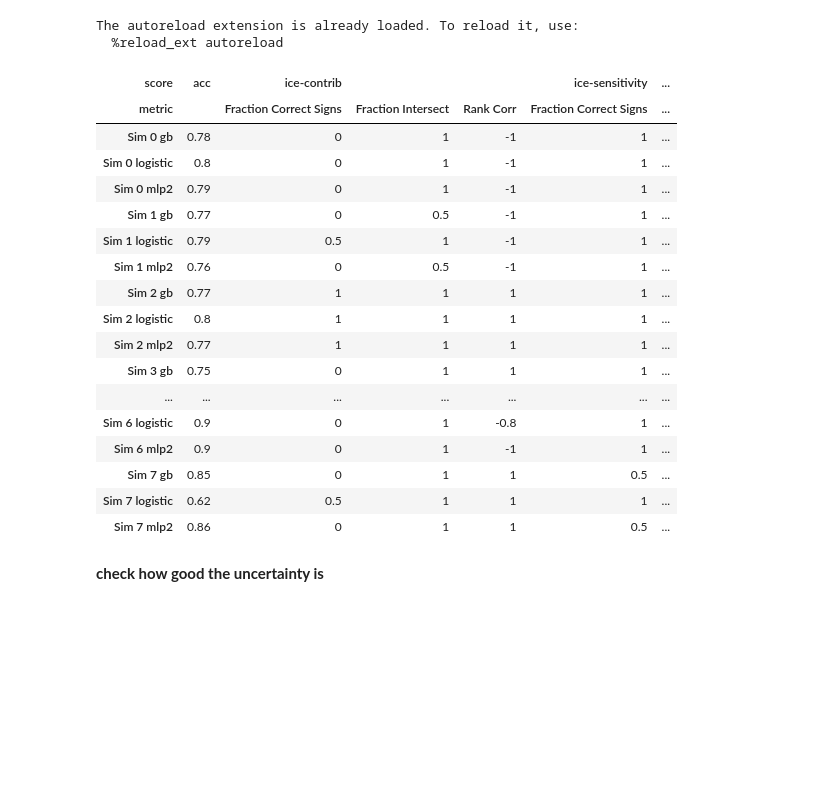
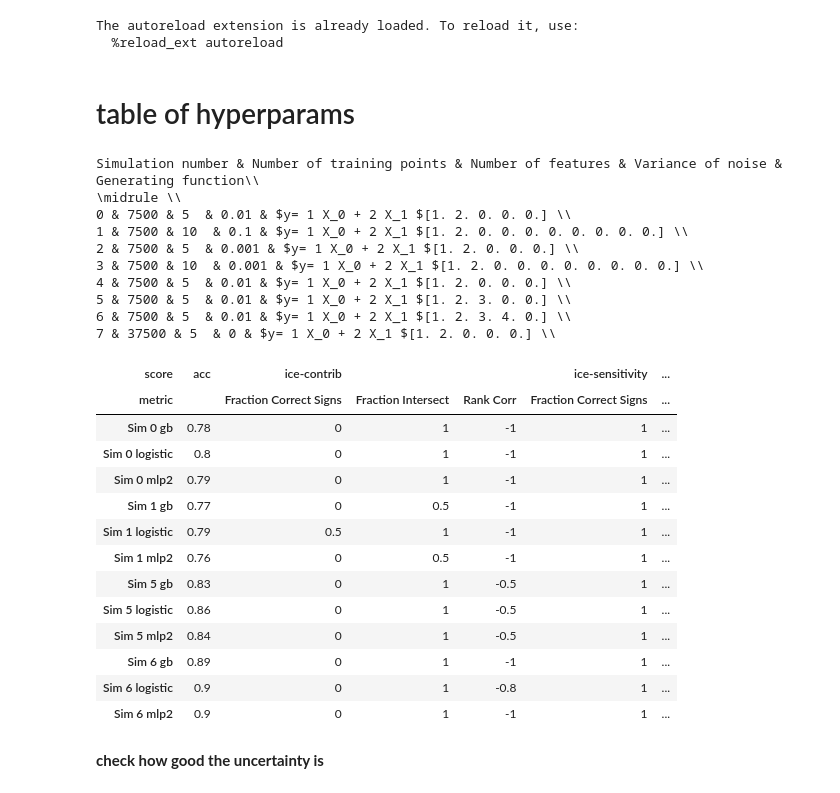
Before and after one commit to Pacmed/sensible-local-interpretations, a Jupyter notebook: experiments/interp_sim/interp_sim.ipynb, the cells around one changed output. Saved outputs shown, nothing was run; the diff lists cells and outputs as text; code cells hidden in the pictures; blank space fills up the shorter version.

Commit message:
add sim hyperparam table + small fig

```diff
--- a/experiments/interp_sim/interp_sim.ipynb
+++ b/experiments/interp_sim/interp_sim.ipynb
@@ -33,4 +33,22 @@ os.makedirs(out_dir, exist_ok=True)
 # %% [output]
 The autoreload extension is already loaded. To reload it, use:
   %reload_ext autoreload
+# %% [markdown]
+# table of hyperparams
+# %%
+print('Simulation number & Number of training points & Number of features & Variance of noise & Generating function\\\\ \n\\midrule \\\\')
+for sim_num in range(8):
+    (X_train, X_test, y_train, y_test), beta, v = get_data(sim_num=sim_num, return_all=True)
+    print(f'{sim_num} & {X_train.shape[0]} & {X_train.shape[1]}  & {v} & $y= 1 X_0 + 2 X_1 ${beta} \\\\')
+# %% [output]
+Simulation number & Number of training points & Number of features & Variance of noise & Generating function\\
+\midrule \\
+0 & 7500 & 5  & 0.01 & $y= 1 X_0 + 2 X_1 $[1. 2. 0. 0. 0.] \\
+1 & 7500 & 10  & 0.1 & $y= 1 X_0 + 2 X_1 $[1. 2. 0. 0. 0. 0. 0. 0. 0. 0.] \\
+2 & 7500 & 5  & 0.001 & $y= 1 X_0 + 2 X_1 $[1. 2. 0. 0. 0.] \\
+3 & 7500 & 10  & 0.001 & $y= 1 X_0 + 2 X_1 $[1. 2. 0. 0. 0. 0. 0. 0. 0. 0.] \\
+4 & 7500 & 5  & 0.01 & $y= 1 X_0 + 2 X_1 $[1. 2. 0. 0. 0.] \\
+5 & 7500 & 5  & 0.01 & $y= 1 X_0 + 2 X_1 $[1. 2. 3. 0. 0.] \\
+6 & 7500 & 5  & 0.01 & $y= 1 X_0 + 2 X_1 $[1. 2. 3. 4. 0.] \\
+7 & 37500 & 5  & 0 & $y= 1 X_0 + 2 X_1 $[1. 2. 0. 0. 0.] \\
 # %%
@@ -136,30 +158,32 @@ tab.to_pickle('./results_7.pkl')
 # %%
 tab0 = pd.read_pickle('results_0_1_2.pkl')
 tab1 = pd.read_pickle('results_3_4.pkl')
 tab2 = pd.read_pickle('results_5_6.pkl')
 tab3 = pd.read_pickle('results_7.pkl')
 tab = pd.concat([tab0, tab1, tab2, tab3])
+
+# filter to only get simple rows
+def c(x): return tab.index.str.contains(x)
+tab = tab[c('0') | c('1') | c('5') | c('6')]
+
+
 # style_tab(tab)
 style_tab(tab[[col for col in tab if not 'std' in col]])
 # %% [output]
 | score | acc | ice-contrib |  |  | ice-sensitivity | ... |
 | metric |  | Fraction Correct Signs | Fraction Intersect | Rank Corr | Fraction Correct Signs | ... |
 | Sim 0 gb | 0.78 | 0 | 1 | -1 | 1 | ... |
 | Sim 0 logistic | 0.8 | 0 | 1 | -1 | 1 | ... |
 | Sim 0 mlp2 | 0.79 | 0 | 1 | -1 | 1 | ... |
 | Sim 1 gb | 0.77 | 0 | 0.5 | -1 | 1 | ... |
 | Sim 1 logistic | 0.79 | 0.5 | 1 | -1 | 1 | ... |
 | Sim 1 mlp2 | 0.76 | 0 | 0.5 | -1 | 1 | ... |
-| Sim 2 gb | 0.77 | 1 | 1 | 1 | 1 | ... |
-| Sim 2 logistic | 0.8 | 1 | 1 | 1 | 1 | ... |
-| Sim 2 mlp2 | 0.77 | 1 | 1 | 1 | 1 | ... |
-| Sim 3 gb | 0.75 | 0 | 1 | 1 | 1 | ... |
-| ... | ... | ... | ... | ... | ... | ... |
+| Sim 5 gb | 0.83 | 0 | 1 | -0.5 | 1 | ... |
+| Sim 5 logistic | 0.86 | 0 | 1 | -0.5 | 1 | ... |
+| Sim 5 mlp2 | 0.84 | 0 | 1 | -0.5 | 1 | ... |
+| Sim 6 gb | 0.89 | 0 | 1 | -1 | 1 | ... |
 | Sim 6 logistic | 0.9 | 0 | 1 | -0.8 | 1 | ... |
 | Sim 6 mlp2 | 0.9 | 0 | 1 | -1 | 1 | ... |
-| Sim 7 gb | 0.85 | 0 | 1 | 1 | 0.5 | ... |
-| Sim 7 logistic | 0.62 | 0.5 | 1 | 1 | 1 | ... |
-| Sim 7 mlp2 | 0.86 | 0 | 1 | 1 | 0.5 | ... |
 # %% [markdown]
 **check how good the uncertainty is**
 # %%
```
Also changed, not shown: parts of 3 cells of this notebook, 2 other files.
